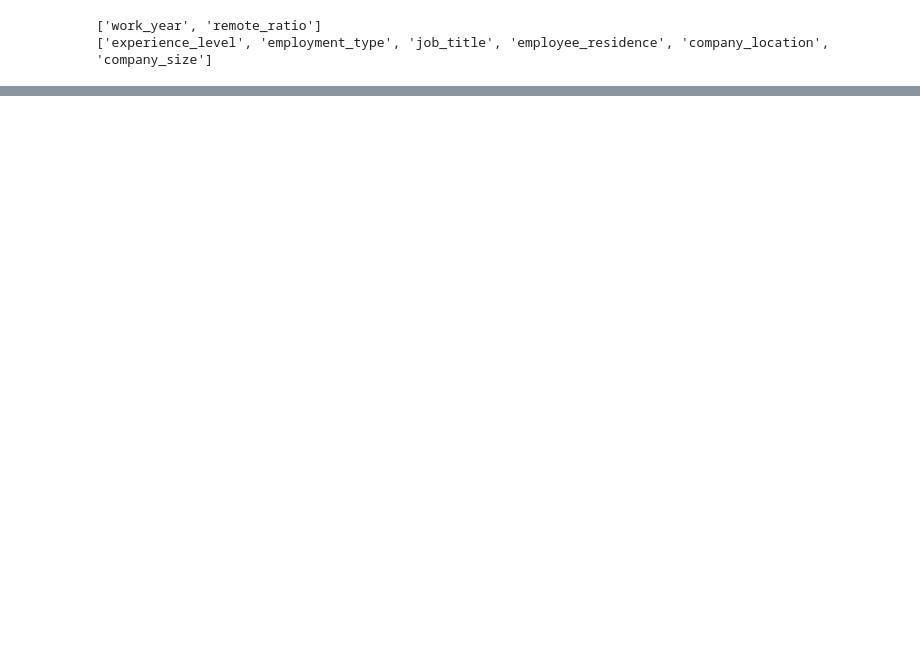
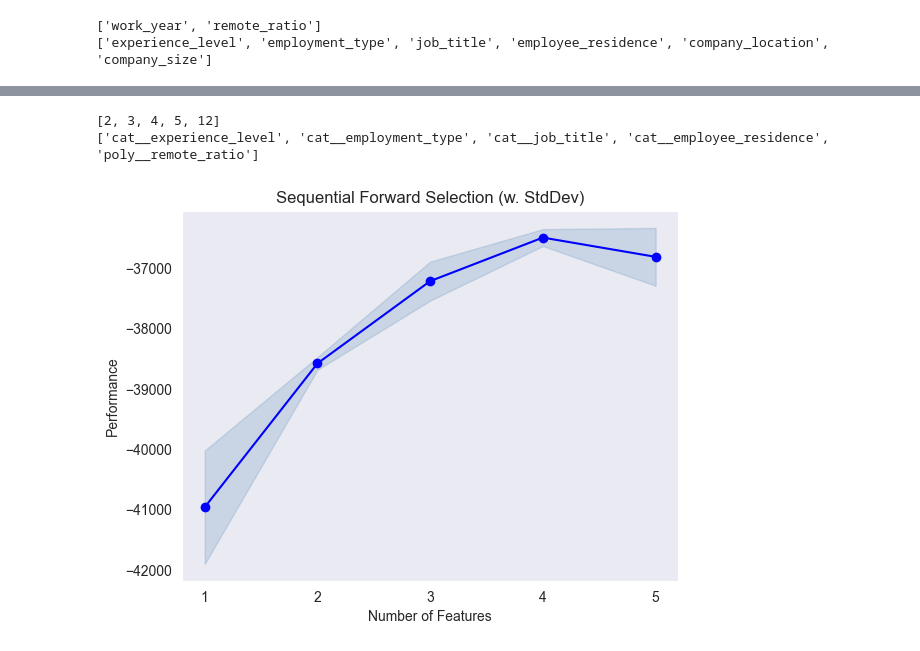
Before and after one commit to HotlineOn/iis, a Jupyter notebook: research/research2.ipynb, the cells around one changed output, grey strips where cells are left out. Drawn from its saved outputs; the diff is of its cells as text; code cells hidden in the pictures; blank space fills up the shorter version.

```diff
--- a/research/research2.ipynb
+++ b/research/research2.ipynb
@@ -47,0 +87,18 @@ sp.fit_transform()
+# %%
+# это что-то страшное
+# я не верю что это лучше базовой модели...
+preprocessor_sklearn = ColumnTransformer(
+    transformers=[
+        ('num', StandardScaler(), num_features),  # преобразования для числовых признаков
+        ('cat', OrdinalEncoder(handle_unknown='use_encoded_value', unknown_value=99999999), cat_features), # преобразования для категориальных признаков
+        ('quantile', qt, num_features),
+        ('poly', pf_pipeline, ['work_year', 'remote_ratio']), # В преобразования добавляем созданный ранее pipeline
+        ('spline', sp, ['work_year'])
+    ],
+    remainder='drop',
+    ) # Удаляем столбцы, которые не затронуты преобразования
+# %%
+X_train_sklearn[['work_year', 'remote_ratio']] = X_train_sklearn[['work_year', 'remote_ratio']].astype('float64')
+# %%
+X_train_sklearn_raw = preprocessor_sklearn.fit_transform(X_train_sklearn)
+X_train_sklearn = pd.DataFrame(X_train_sklearn_raw, columns=preprocessor_sklearn.get_feature_names_out())
@@ -47,0 +202,9 @@ sp.fit_transform()
+# %%
+sfs = SequentialFeatureSelector(RandomForestRegressor(n_estimators=7),
+                                k_features=5,
+                                forward=True,
+                                floating=False, # True to drop selected features
+                                scoring='neg_mean_absolute_error',
+                                cv=2)
+
+sfs.fit(X_train_sklearn,y_train)
@@ -47,0 +231,19 @@ sp.fit_transform()
+# %%
+rfe_sfs_idx = list(sfs.k_feature_idx_)
+print(rfe_sfs_idx)
+rfe_sfs_col = list(sfs.k_feature_names_)
+print(rfe_sfs_col)
+# %% [output]
+[2, 3, 4, 5, 12]
+['cat__experience_level', 'cat__employment_type', 'cat__job_title', 'cat__employee_residence', 'poly__remote_ratio']
+# %%
+import matplotlib.pyplot as plt
+from mlxtend.plotting import plot_sequential_feature_selection as plot_sfs
+
+fig = plot_sfs(sfs.get_metric_dict(), kind='std_dev')
+
+plt.title('Sequential Forward Selection (w. StdDev)')
+plt.grid()
+plt.show()
+# %% [output]
+[figure, added]
```
Also changed, not shown: parts of 35 cells of this notebook, 8 other files.
